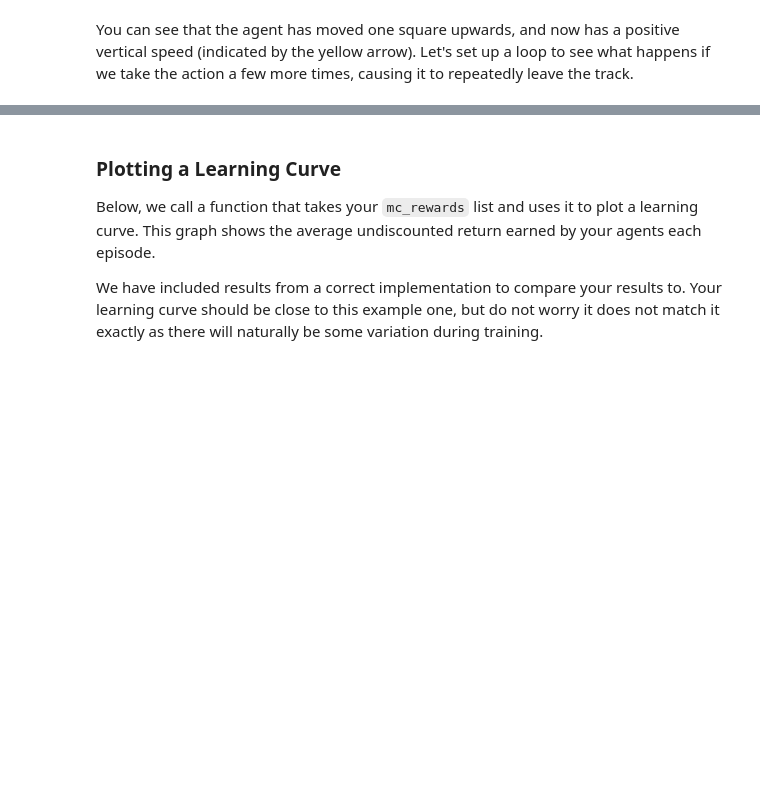
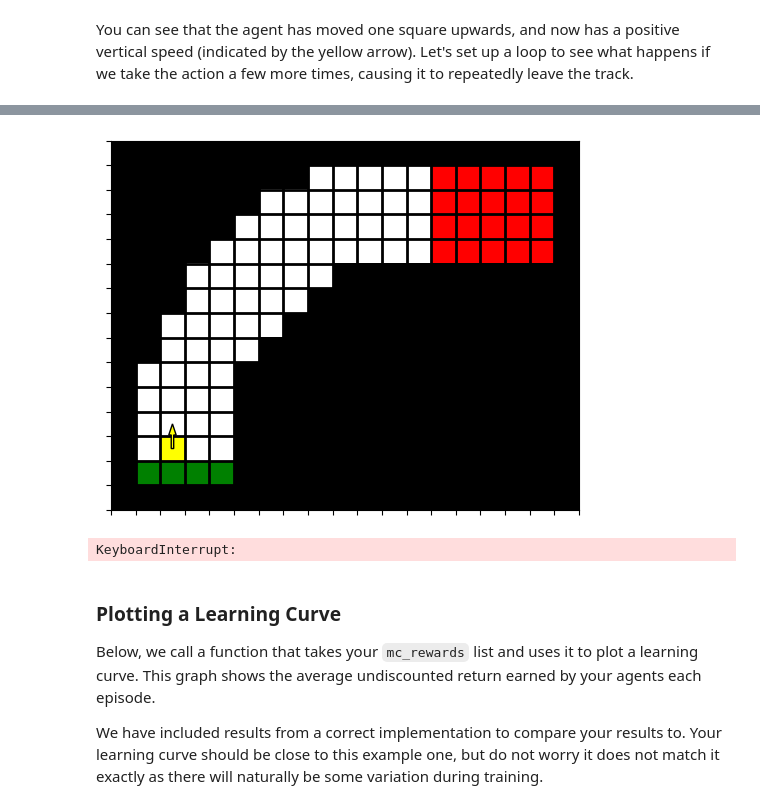
Before and after one commit to Salceid0/proyecto-bath, a Jupyter notebook: RL/W3/rl_cw_2_monte_carlo.ipynb, the cells around one changed output, grey strips where cells are left out. Saved outputs shown, nothing was run; the diff lists cells and outputs as text; code cells hidden in the pictures; blank space fills up the shorter version.

```diff
--- a/RL/W3/rl_cw_2_monte_carlo.ipynb
+++ b/RL/W3/rl_cw_2_monte_carlo.ipynb
@@ -107,3 +118,19 @@ If you are having trouble implementing the pseudocode shown above, here are some
 - Python has many datastructures that could be useful for implementing RL agents.
     - Dictionaries can be useful for representing your agent's Q-table, as they allow mappings from keys (state-action pairs) to values (action values).
     - Tuples can be useful for storing the experience your agent generates each time-step (state, action, reward, next-state).
+# %%
+#Create Q table
+q = {
+    (a, b, c, d): {k: 0 for k in range(1, 9)}
+    for a in range(1, 18)
+    for b in range(1, 14)
+    for c in range(-10, 11)
+    for d in range(-10, 11)
+}
+policy = {
+    (a, b, c, d): {k: 1/8 for k in range(1, 9)}
+    for a in range(1, 18)
+    for b in range(1, 14)
+    for c in range(-10, 11)
+    for d in range(-10, 11)
+}
@@ -110,3 +181,9 @@ If you are having trouble implementing the pseudocode shown above, here are some
+# %%
+env.reset()
+generate_episode(env,policy)
+# %% [output]
+[figure, added]
+KeyboardInterrupt:
 # %%
 # Please write your code for Exercise 1 in this cell or in as many cells as you want ABOVE this cell.
 # You should implement your MC agent here.
```
Also changed, not shown: parts of 4 cells of this notebook.
